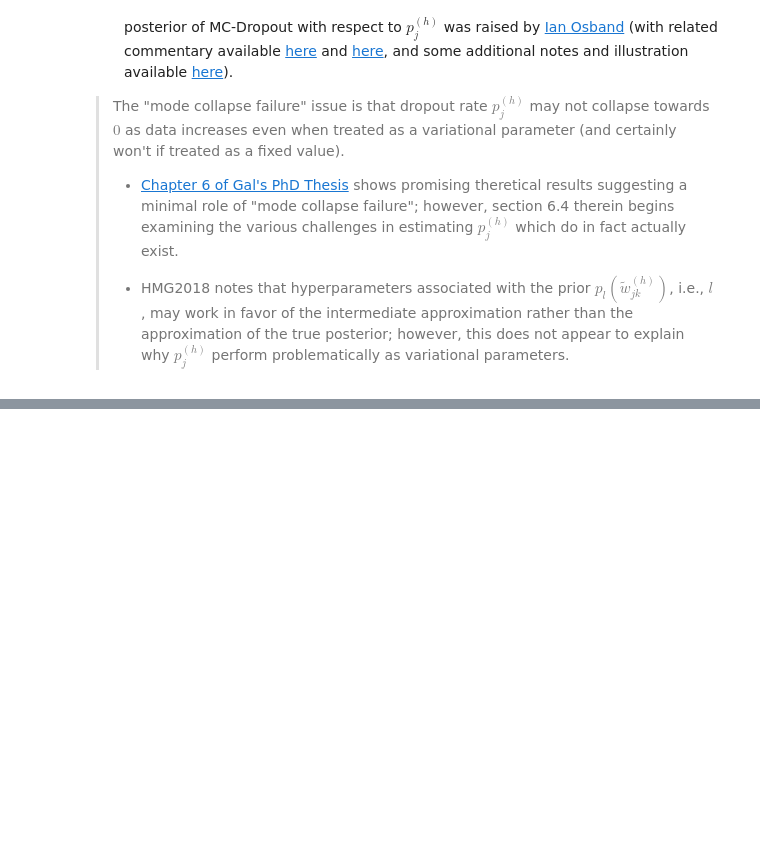
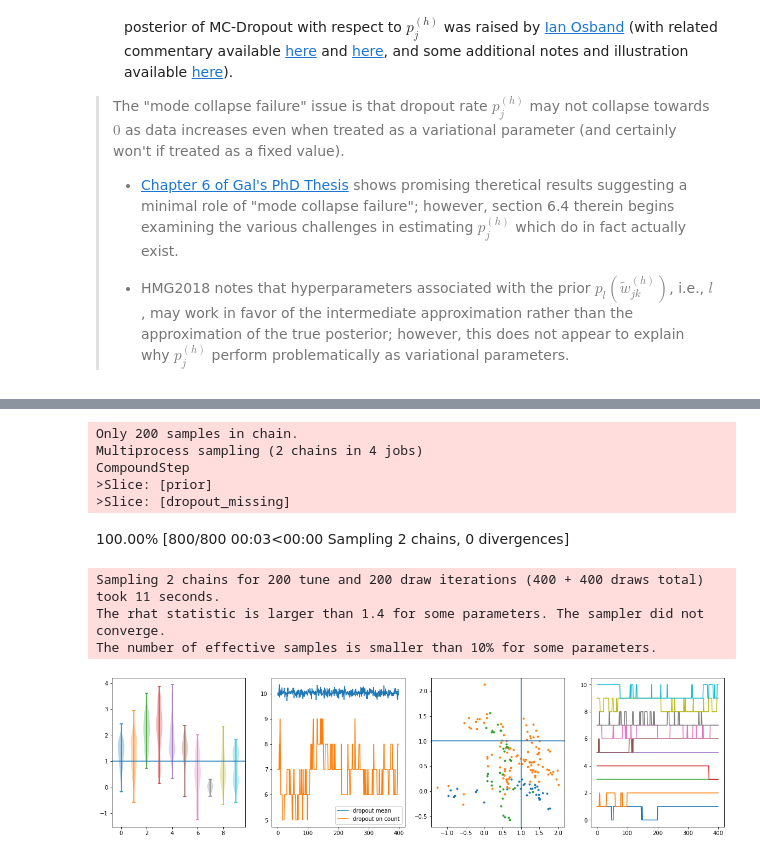
Before and after one commit to pointOfive/Summer_2022_STA496H1, a Jupyter notebook: files/DropoutBayes.ipynb, the cells around one changed output, grey strips where cells are left out. Saved outputs shown, nothing was run; the diff lists cells and outputs as text; code cells hidden in the pictures; blank space fills up the shorter version.

```diff
--- a/files/DropoutBayes.ipynb
+++ b/files/DropoutBayes.ipynb
@@ -374,0 +488,42 @@ https://discourse.pymc.io/t/frequency-of-missing-value-imputation/8809
+# %%
+# Schwartz Feb 15 + revised May 8
+
+# Slice Gibbs Sampling
+
+with pm.Model() as dropout_network:
+    dropout_rate = 0.5
+    dropout_layers = pm.Bernoulli("dropout", p=dropout_rate, shape=d.shape, observed=d)
+    mu = pm.Normal("prior", shape=d.shape)
+    pm.Normal("likelihood", mu=mu.T.dot(dropout_layers), sigma=1, observed=x)
+    step = pm.Slice()
+
+with dropout_network:
+    trace = pm.sample(200, step=step, tune=200, chains=2)
+
+fit,ax = plt.subplots(1,4, figsize=(20,5))
+for i in range(width):
+  ax[0].violinplot(trace.prior[trace.dropout_missing[:,i]==1,i,0], positions=[i])
+ax[0].axhline(1)
+ax[1].plot((trace.prior[:,:,0]*trace.dropout_missing).sum(axis=1),label='dropout mean')
+ax[1].plot(trace.dropout_missing.sum(axis=1),label='dropout on count')
+ax[1].legend()
+for i in range(6,7):
+  for j in range(7,10):
+    kp = trace.dropout_missing[:,i]==1
+    kp = kp & (trace.dropout_missing[:,j]==1)
+    ax[2].plot(trace.prior[kp,i,0], trace.prior[kp,j,0],'.')
+ax[2].axhline(1)
+ax[2].axvline(1)
+for i in range(10):
+  ax[3].plot(trace.dropout_missing[:,i]+i)
+# %% [output]
+Only 200 samples in chain.
+Multiprocess sampling (2 chains in 4 jobs)
+CompoundStep
+>Slice: [prior]
+>Slice: [dropout_missing]
+100.00% [800/800 00:03<00:00 Sampling 2 chains, 0 divergences]
+Sampling 2 chains for 200 tune and 200 draw iterations (400 + 400 draws total) took 11 seconds.
+The rhat statistic is larger than 1.4 for some parameters. The sampler did not converge.
+The number of effective samples is smaller than 10% for some parameters.
+[figure, added]
```
Also changed, not shown: parts of 9 cells of this notebook, 2 other files.
